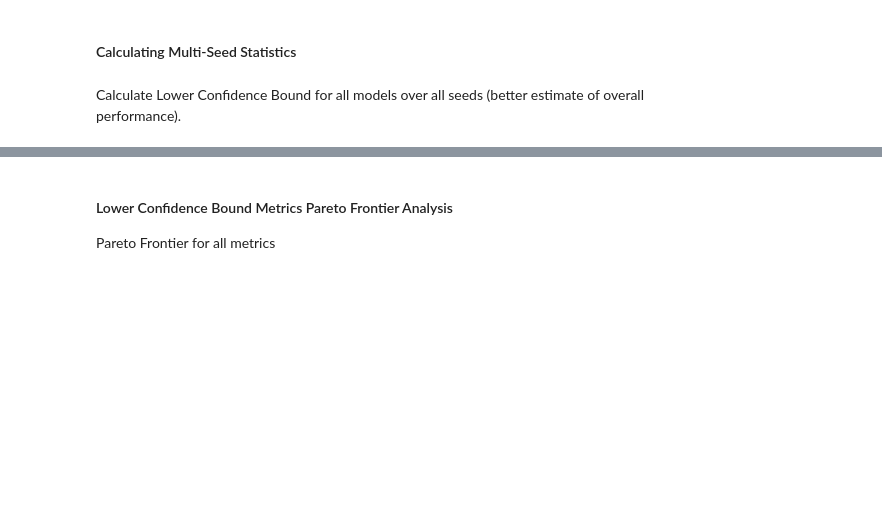
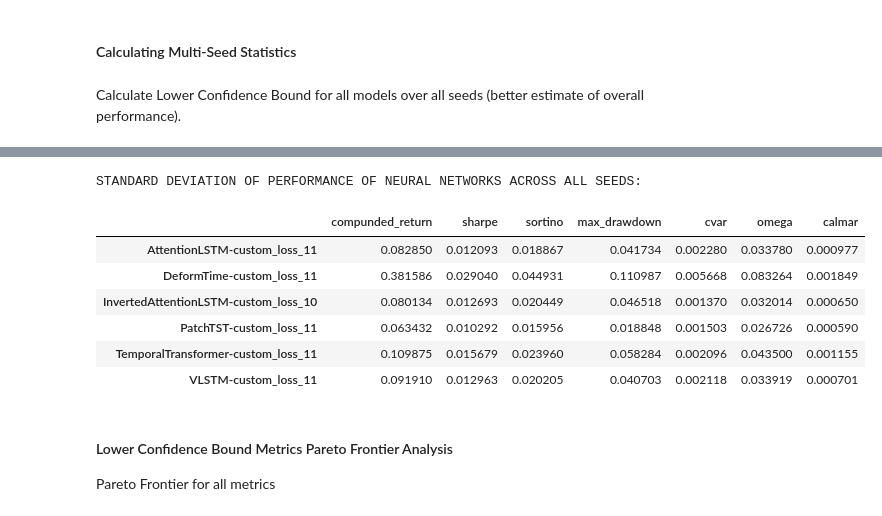
Before and after one commit to travisdesell/exact, a Jupyter notebook: financial_loss_functions/exploration/test_analysis.ipynb, the cells around one changed output, grey strips where cells are left out. Cells and saved outputs as stored; diff of their text form; code cells hidden in the pictures; blank space fills up the shorter version.

```diff
--- a/financial_loss_functions/exploration/test_analysis.ipynb
+++ b/financial_loss_functions/exploration/test_analysis.ipynb
@@ -217,3 +224,15 @@ lower_bound_df
+# %%
+print('STANDARD DEVIATION OF PERFORMANCE OF NEURAL NETWORKS ACROSS ALL SEEDS:')
+std_perf_metrics
+# %% [output]
+STANDARD DEVIATION OF PERFORMANCE OF NEURAL NETWORKS ACROSS ALL SEEDS:
+|  | compunded_return | sharpe | sortino | max_drawdown | cvar | omega | calmar |
+| AttentionLSTM-custom_loss_11 | 0.082850 | 0.012093 | 0.018867 | 0.041734 | 0.002280 | 0.033780 | 0.000977 |
+| DeformTime-custom_loss_11 | 0.381586 | 0.029040 | 0.044931 | 0.110987 | 0.005668 | 0.083264 | 0.001849 |
+| InvertedAttentionLSTM-custom_loss_10 | 0.080134 | 0.012693 | 0.020449 | 0.046518 | 0.001370 | 0.032014 | 0.000650 |
+| PatchTST-custom_loss_11 | 0.063432 | 0.010292 | 0.015956 | 0.018848 | 0.001503 | 0.026726 | 0.000590 |
+| TemporalTransformer-custom_loss_11 | 0.109875 | 0.015679 | 0.023960 | 0.058284 | 0.002096 | 0.043500 | 0.001155 |
+| VLSTM-custom_loss_11 | 0.091910 | 0.012963 | 0.020205 | 0.040703 | 0.002118 | 0.033919 | 0.000701 |
 # %% [markdown]
 #### Lower Confidence Bound Metrics Pareto Frontier Analysis
 
```
Also changed, not shown: parts of 21 cells of this notebook.
